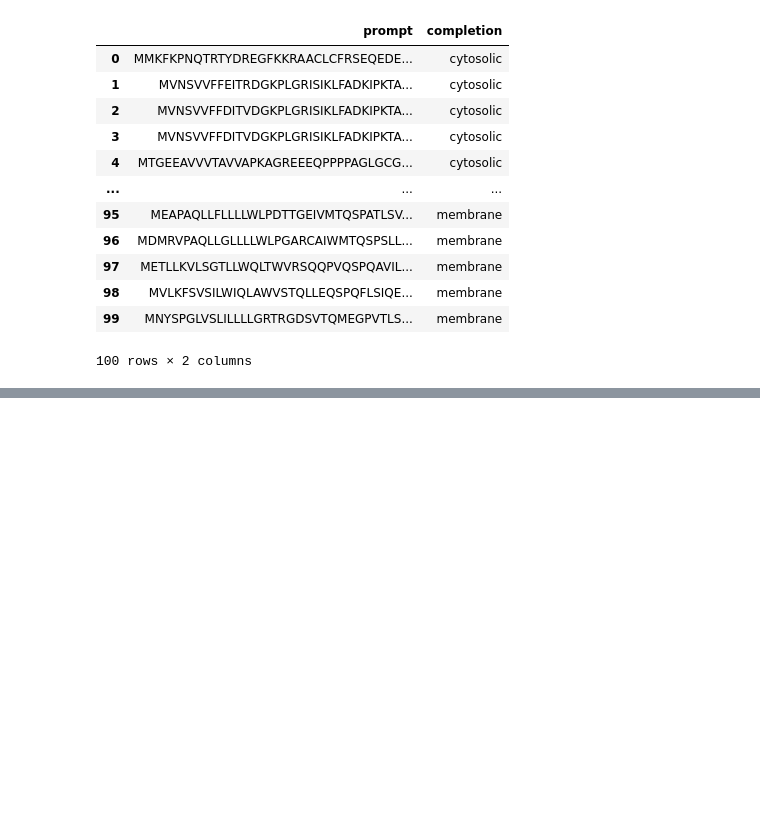
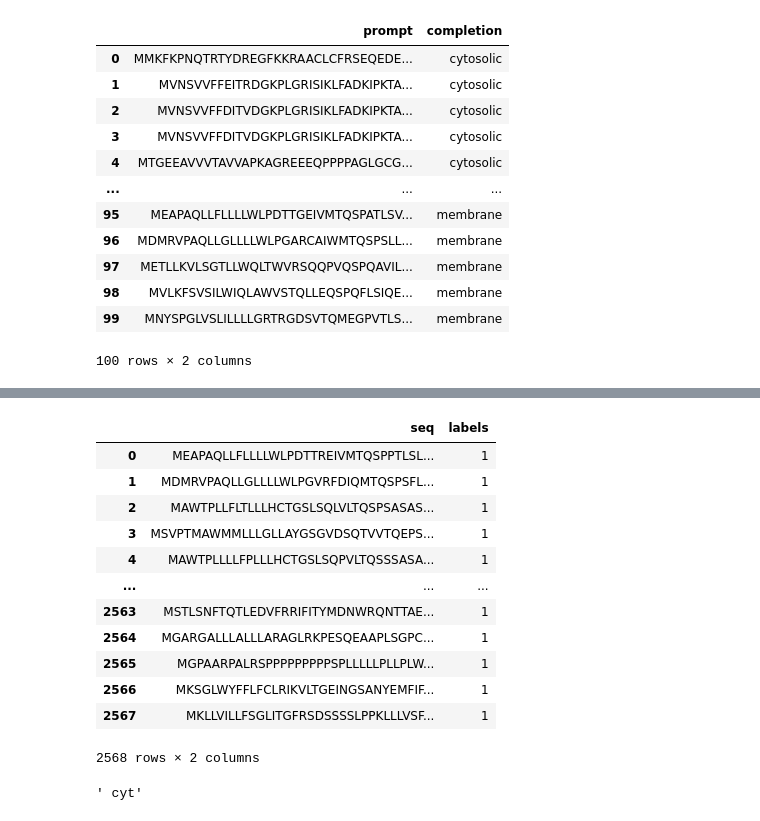
Before and after one commit to darrengao628/fine, a Jupyter notebook: Fine_Tune_GPT.ipynb, the cells around one changed output, grey strips where cells are left out. Drawn from its saved outputs; the diff is of its cells as text; code cells hidden in the pictures; blank space fills up the shorter version.

```diff
--- a/Fine_Tune_GPT.ipynb
+++ b/Fine_Tune_GPT.ipynb
@@ -120,0 +157,19 @@ To resume the stream, run:
+# %%
+cytodf = pd.read_csv('/content/cyto_seq.csv')
+memdf = pd.read_csv('/content/mem_seq.csv')
+# %%
+memdf
+# %% [output]
+|  | seq | labels |
+| 0 | MEAPAQLLFLLLLWLPDTTREIVMTQSPPTLSL... | 1 |
+| 1 | MDMRVPAQLLGLLLLWLPGVRFDIQMTQSPSFL... | 1 |
+| 2 | MAWTPLLFLTLLLHCTGSLSQLVLTQSPSASAS... | 1 |
+| 3 | MSVPTMAWMMLLLGLLAYGSGVDSQTVVTQEPS... | 1 |
+| 4 | MAWTPLLLLFPLLLHCTGSLSQPVLTQSSSASA... | 1 |
+| ... | ... | ... |
+| 2563 | MSTLSNFTQTLEDVFRRIFITYMDNWRQNTTAE... | 1 |
+| 2564 | MGARGALLLALLLARAGLRKPESQEAAPLSGPC... | 1 |
+| 2565 | MGPAARPALRSPPPPPPPPPSPLLLLLPLLPLW... | 1 |
+| 2566 | MKSGLWYFFLFCLRIKVLTGEINGSANYEMFIF... | 1 |
+| 2567 | MKLLVILLFSGLITGFRSDSSSSLPPKLLLVSF... | 1 |
+2568 rows × 2 columns
@@ -120,0 +178,5 @@ To resume the stream, run:
+# %%
+res = openai.Completion.create(model=ft_model, prompt=memdf['seq'][800] + ' ->', max_tokens=1, temperature=0)
+res['choices'][0]['text']
+# %% [output]
+' cyt'
```
Also changed, not shown: parts of 12 cells of this notebook.
